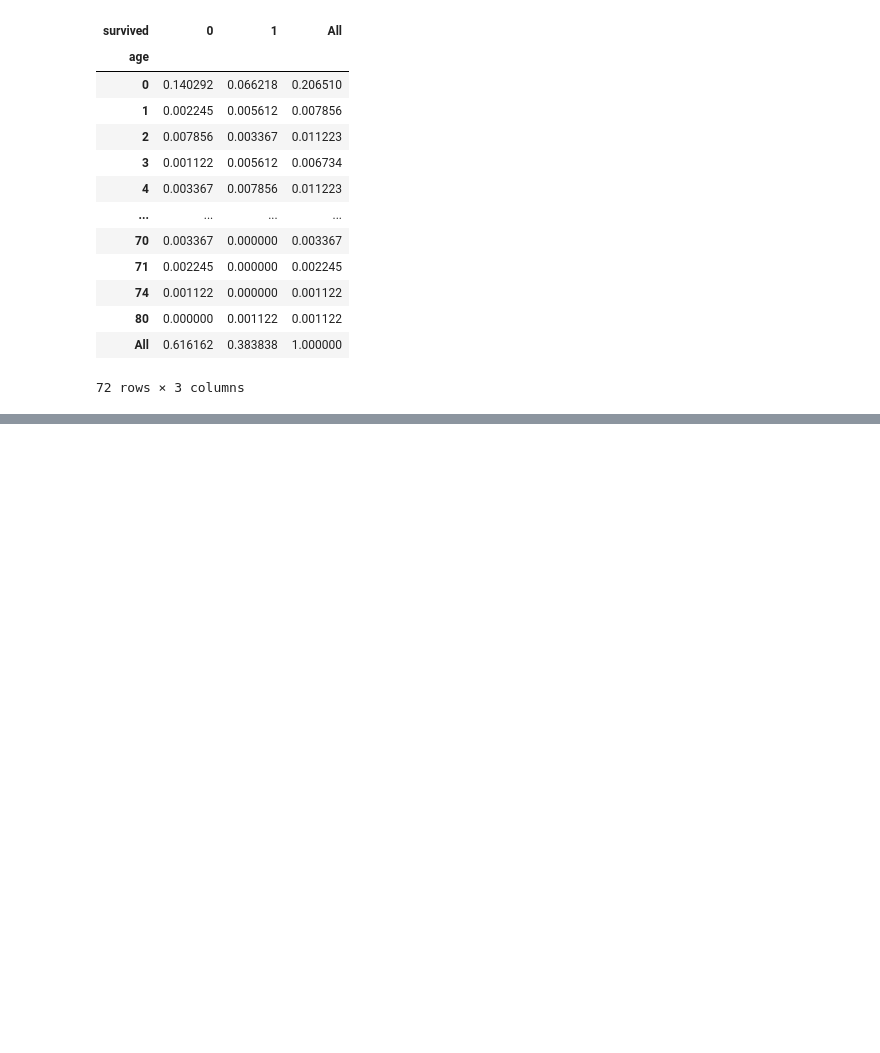
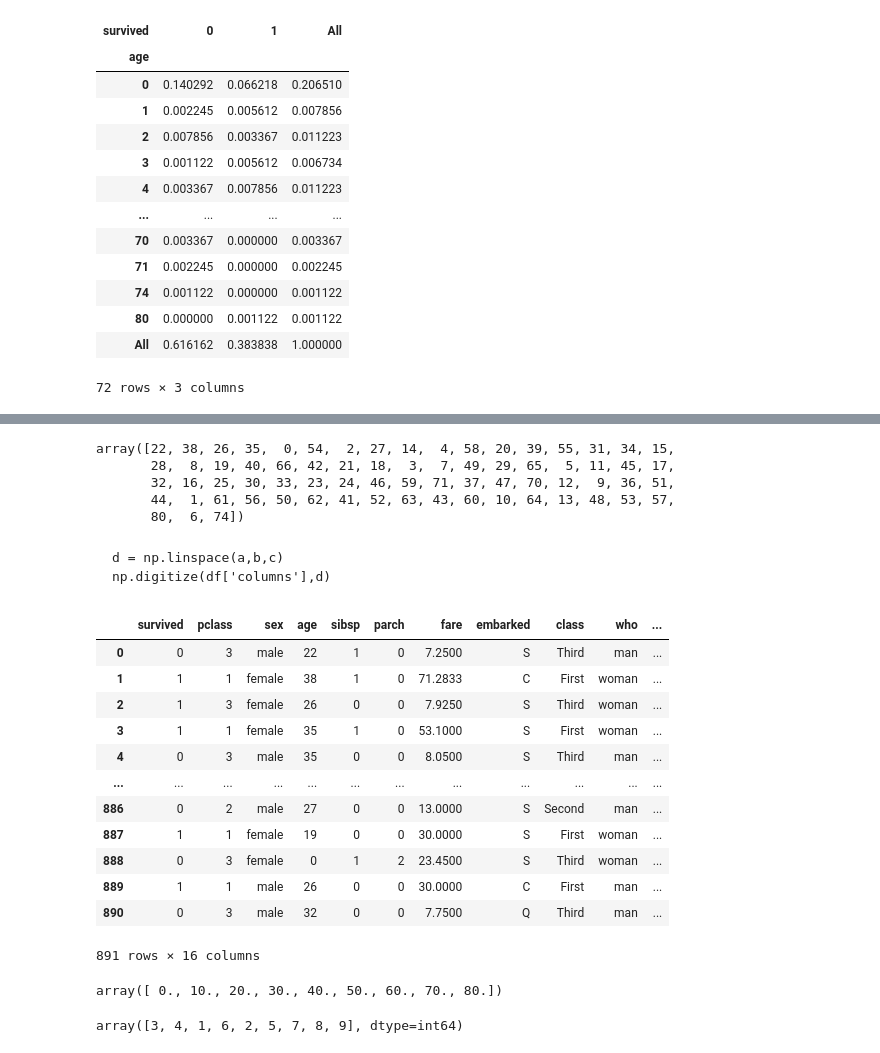
Before and after one commit to ari950505/Fintech, a Jupyter notebook: statistics/실습_TA/TA_01_review.ipynb, the cells around one changed output, grey strips where cells are left out. Drawn from its saved outputs; the diff is of its cells as text; code cells hidden in the pictures; blank space fills up the shorter version.

````diff
--- a/statistics/실습_TA/TA_01_review.ipynb
+++ b/statistics/실습_TA/TA_01_review.ipynb
@@ -241,0 +262,42 @@ pd.crosstab(loan.grade, loan.home_ownership,normalize=True,margins=True)
+# %%
+df.age.unique()
+# %% [output]
+array([22, 38, 26, 35,  0, 54,  2, 27, 14,  4, 58, 20, 39, 55, 31, 34, 15,
+       28,  8, 19, 40, 66, 42, 21, 18,  3,  7, 49, 29, 65,  5, 11, 45, 17,
+       32, 16, 25, 30, 33, 23, 24, 46, 59, 71, 37, 47, 70, 12,  9, 36, 51,
+       44,  1, 61, 56, 50, 62, 41, 52, 63, 43, 60, 10, 64, 13, 48, 53, 57,
+       80,  6, 74])
+# %% [markdown]
+```
+d = np.linspace(a,b,c)
+np.digitize(df['columns'],d)
+```
+# %%
+# linspace(a,b,c): a에서 b 사이를 c 간격으로 분할한다.
+# digitize(연속형 변수를 범주형으로 변환하기,연속형 data -> category로 분류하기)
+# 연속형 age를 0-80대 연령대로 나눠서 범주형으로 변환해보기
+d = np.linspace(0,80,9)
+df['age_group'] = np.digitize(df.age,d)
+df
+# %% [output]
+|  | survived | pclass | sex | age | sibsp | parch | fare | embarked | class | who | ... |
+| 0 | 0 | 3 | male | 22 | 1 | 0 | 7.2500 | S | Third | man | ... |
+| 1 | 1 | 1 | female | 38 | 1 | 0 | 71.2833 | C | First | woman | ... |
+| 2 | 1 | 3 | female | 26 | 0 | 0 | 7.9250 | S | Third | woman | ... |
+| 3 | 1 | 1 | female | 35 | 1 | 0 | 53.1000 | S | First | woman | ... |
+| 4 | 0 | 3 | male | 35 | 0 | 0 | 8.0500 | S | Third | man | ... |
+| ... | ... | ... | ... | ... | ... | ... | ... | ... | ... | ... | ... |
+| 886 | 0 | 2 | male | 27 | 0 | 0 | 13.0000 | S | Second | man | ... |
+| 887 | 1 | 1 | female | 19 | 0 | 0 | 30.0000 | S | First | woman | ... |
+| 888 | 0 | 3 | female | 0 | 1 | 2 | 23.4500 | S | Third | woman | ... |
+| 889 | 1 | 1 | male | 26 | 0 | 0 | 30.0000 | C | First | man | ... |
+| 890 | 0 | 3 | male | 32 | 0 | 0 | 7.7500 | Q | Third | man | ... |
+891 rows × 16 columns
+# %%
+d
+# %% [output]
+array([ 0., 10., 20., 30., 40., 50., 60., 70., 80.])
+# %%
+df['age_group'].unique()
+# %% [output]
+array([3, 4, 1, 6, 2, 5, 7, 8, 9], dtype=int64)
````
Also changed, not shown: parts of 22 cells of this notebook.
